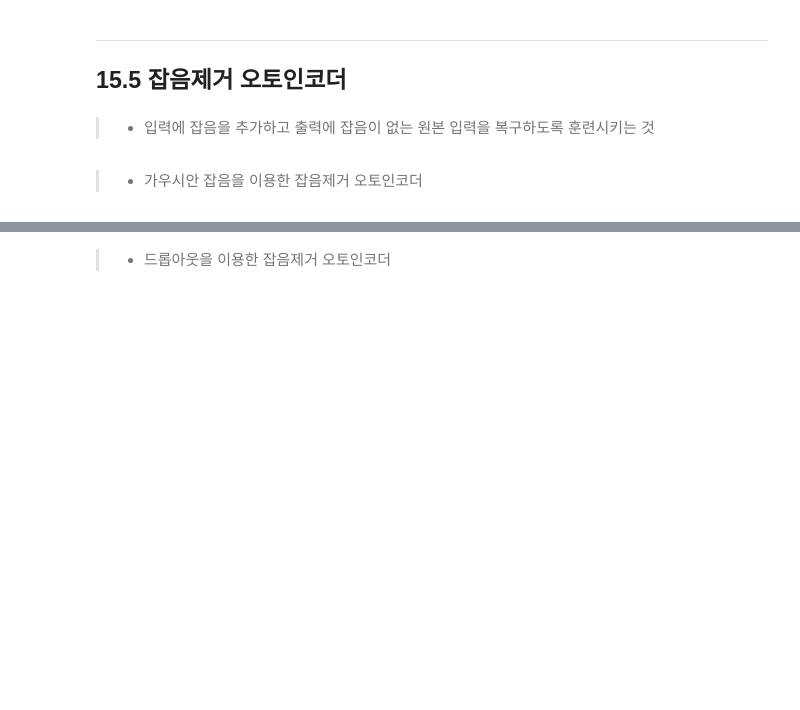
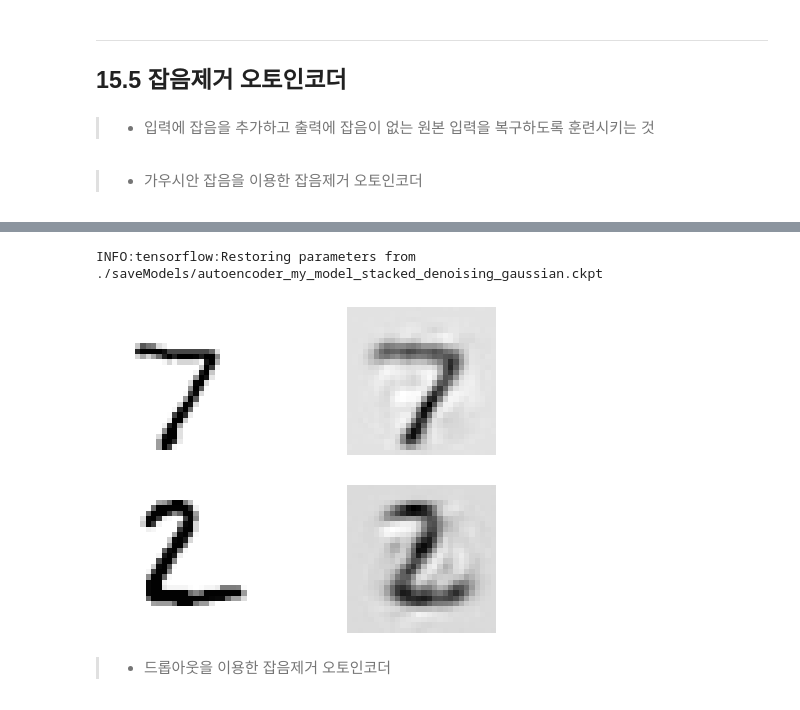
Before and after one commit to link-kut/hands_on_ml_link, a Jupyter notebook: 15-1.ipynb, the cells around one changed output, grey strips where cells are left out. Drawn from its saved outputs; the diff is of its cells as text; code cells hidden in the pictures; blank space fills up the shorter version.

```diff
--- a/15-1.ipynb
+++ b/15-1.ipynb
@@ -1222,5 +1302,8 @@ with tf.Session() as sess:
 # %%
-show_reconstructed_digits(X, outputs, "./my_model_stacked_denoising_gaussian.ckpt")
+show_reconstructed_digits(X, outputs, "./saveModels/autoencoder_my_model_stacked_denoising_gaussian.ckpt")
+# %% [output]
+INFO:tensorflow:Restoring parameters from ./saveModels/autoencoder_my_model_stacked_denoising_gaussian.ckpt
+[figure, added]
 # %% [markdown]
 > * 드롭아웃을 이용한 잡음제거 오토인코더
 # %%
```
Also changed, not shown: parts of 25 cells of this notebook.
